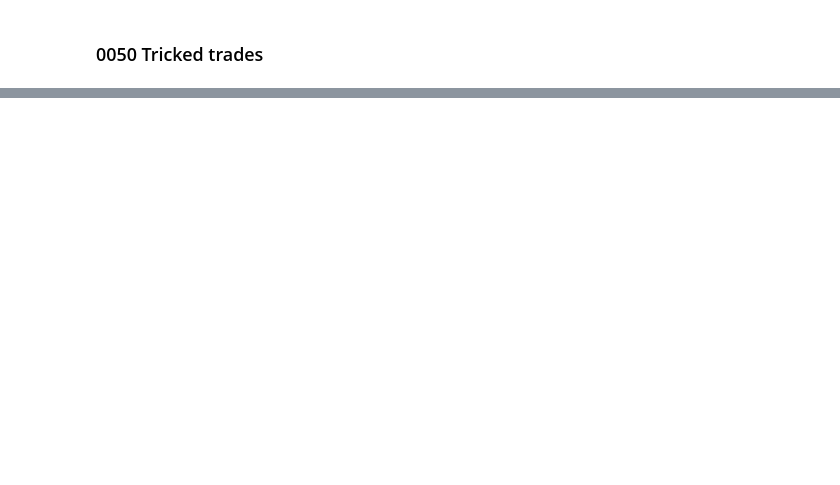
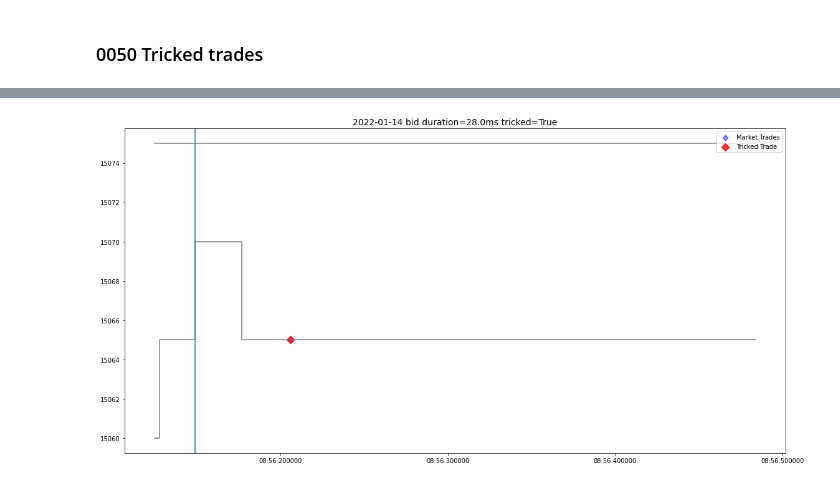
Before and after one commit to anthonywah/mafs6100-order-placement-strategy, a Jupyter notebook: stage-5.ipynb, the cells around one changed output, grey strips where cells are left out. Saved outputs shown, nothing was run; the diff lists cells and outputs as text; code cells hidden in the pictures; blank space fills up the shorter version.

```diff
--- a/stage-5.ipynb
+++ b/stage-5.ipynb
@@ -71,5 +94,7 @@ foc_0050.plot(100, 430)
 # %%
-foc_0050.plot(100, 445)
+foc_0050.plot_quote(100, 445)
+# %% [output]
+[figure, added]
 # %%
 foc_2330 = FlashOrderCalculator('2330')
 # %%
```
Also changed, not shown: parts of 10 cells of this notebook.
